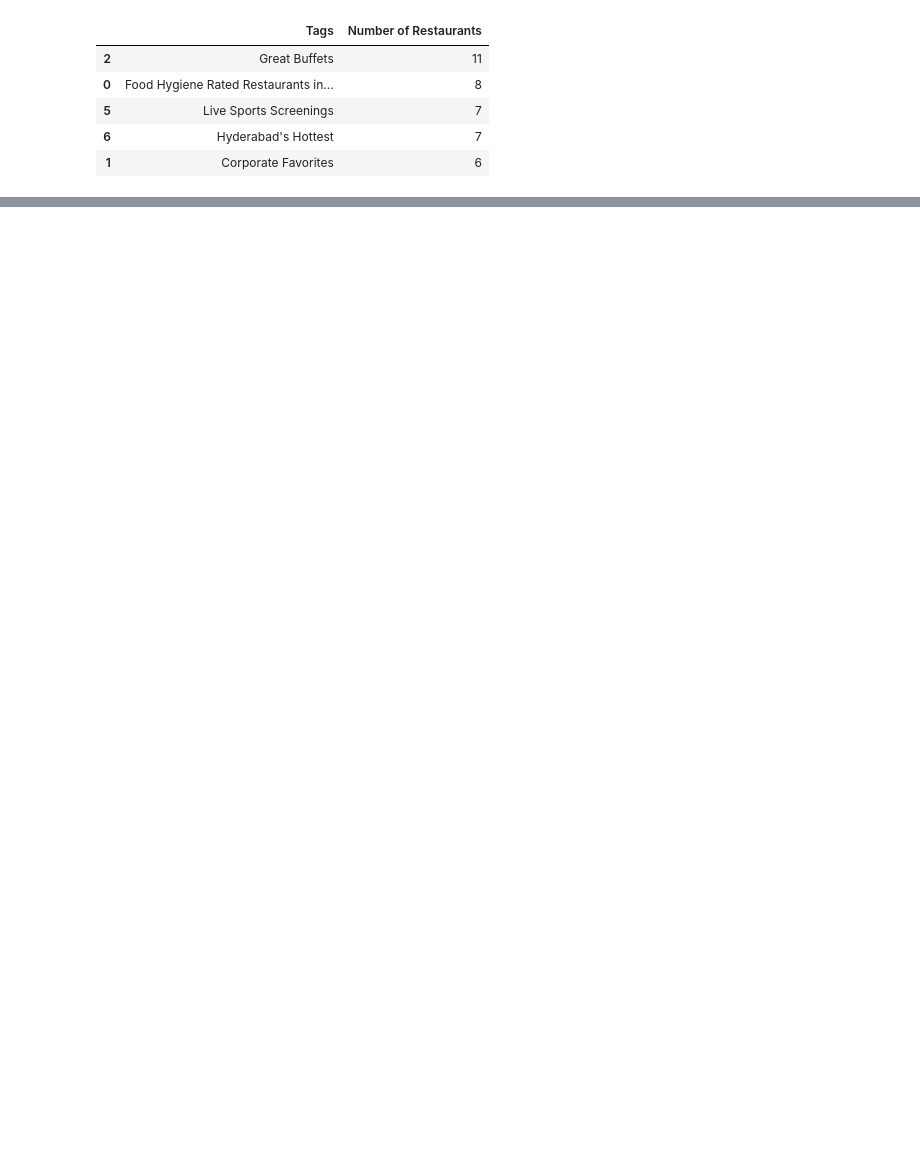
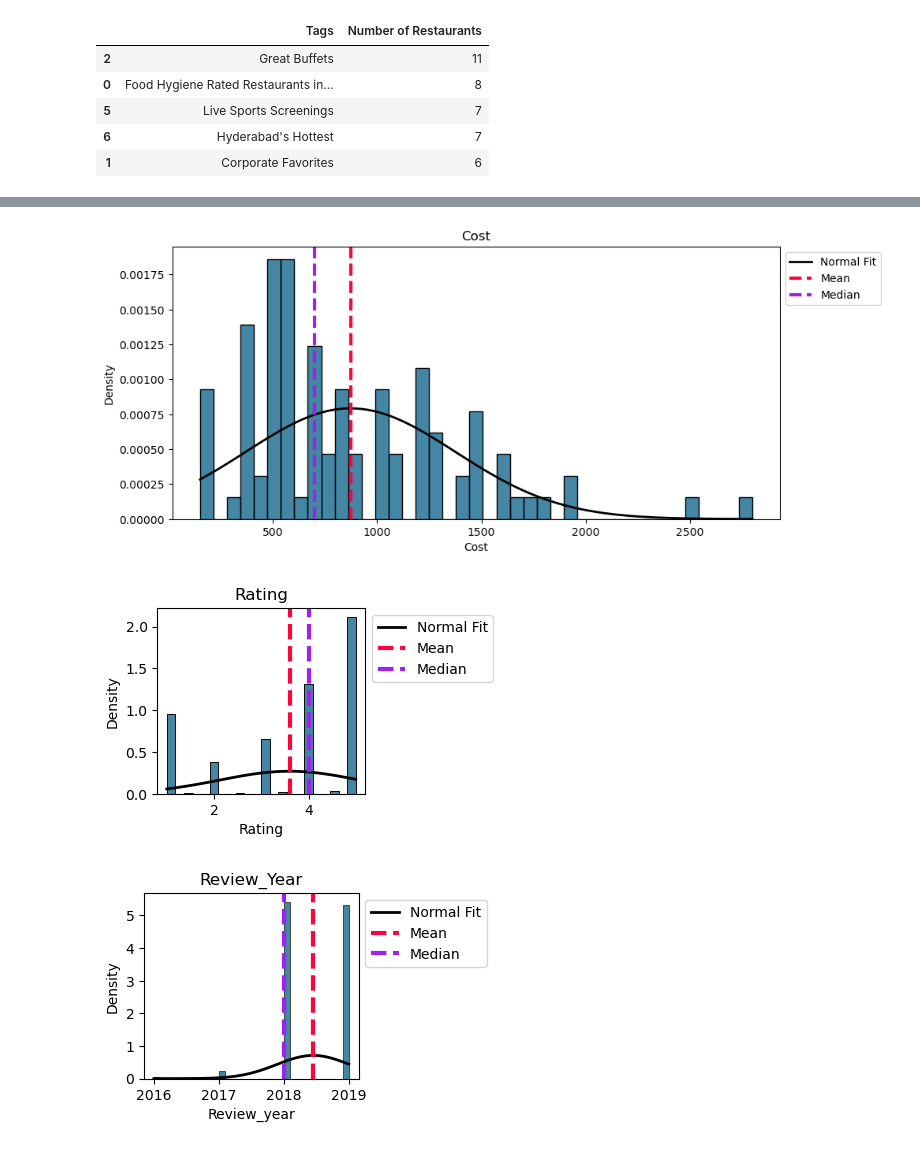
Before and after one commit to vip03pandey/ZomatoClustering, a Jupyter notebook: model.ipynb, the cells around one changed output, grey strips where cells are left out. Saved outputs shown, nothing was run; the diff lists cells and outputs as text; code cells hidden in the pictures; blank space fills up the shorter version.

```diff
--- a/model.ipynb
+++ b/model.ipynb
@@ -483,0 +500,12 @@ Collections_df.sort_values('Number of Restaurants', ascending =False)[:5]
+# %%
+review.loc[review['Rating']=='Like']=0
+review['Rating']=review['Rating'].astype(float)
+review.loc[review['Rating'] == 0] = review.Rating.median()
+# %%
+review[['Reviewer_total', 'Reviewer_followers']] = review['Metadata'].str.split(',', expand=True)
+review['Reviewer_total'] = pd.to_numeric(review['Reviewer_total'].str.split(' ').str[0])
+review['Reviewer_followers'] = pd.to_numeric(review['Reviewer_followers'].str.split(' ').str[1])
+review['Time'] = pd.to_datetime(review['Time'], errors='coerce')
+review['Review_year']=pd.DatetimeIndex(review['Time']).year
+review['Review_month']=pd.DatetimeIndex(review['Time']).month
+review['Review_date']=pd.DatetimeIndex(review['Time']).hour
@@ -483,0 +583,4 @@ Collections_df.sort_values('Number of Restaurants', ascending =False)[:5]
+# %%
+hotel=hotel.rename(columns={'Name':"Restaurant"})
+merged=pd.merge(hotel,review,on="Restaurant")
+merged.shape
@@ -483,0 +638,24 @@ Collections_df.sort_values('Number of Restaurants', ascending =False)[:5]
+# %%
+from scipy.stats import norm
+
+plt.figure(figsize=(18, 8))
+for i, col in enumerate(['Cost', 'Rating', 'Review_year']):
+    plt.subplot(2, 2, i+1)
+
+    feature = merged[col].dropna()
+    sns.histplot(feature, color='#055E85', kde=False, stat='density')
+    mean = feature.mean()
+    std = feature.std()
+    x = np.linspace(feature.min(), feature.max(), 100)
+    plt.plot(x, norm.pdf(x, mean, std), color='black', linewidth=2, label='Normal Fit')
+    plt.axvline(mean, color='#ff033e', linestyle='dashed', linewidth=3, label='Mean')
+    plt.axvline(feature.median(), color='#A020F0', linestyle='dashed', linewidth=3, label='Median')
+
+    plt.legend(bbox_to_anchor=(1.0, 1), loc='upper left')
+    plt.title(f'{col.title()}')
+    plt.tight_layout()
+    plt.show()
+# %% [output]
+[figure, added]
+[figure, added]
+[figure, added]
```
Also changed, not shown: parts of 51 cells of this notebook.
